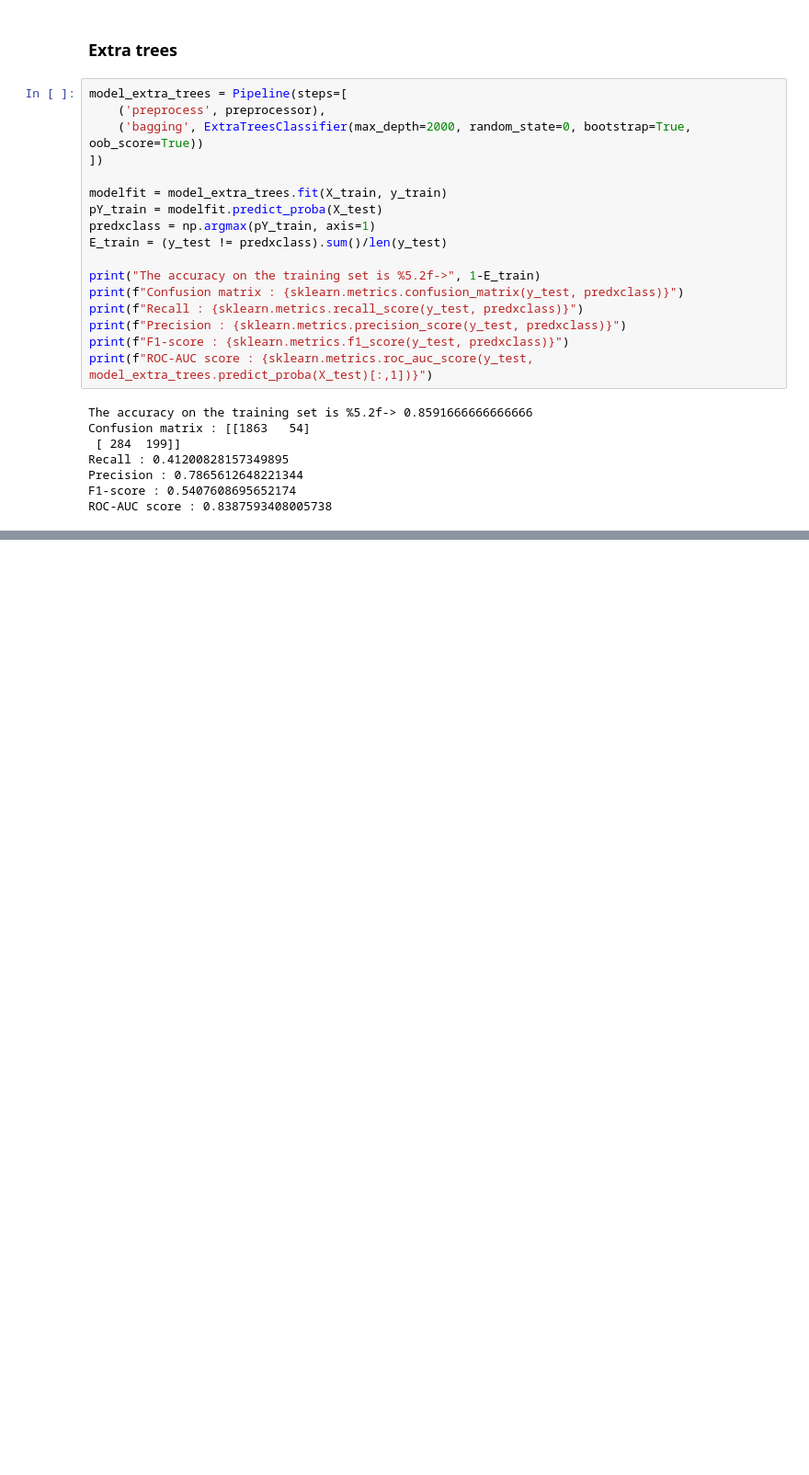
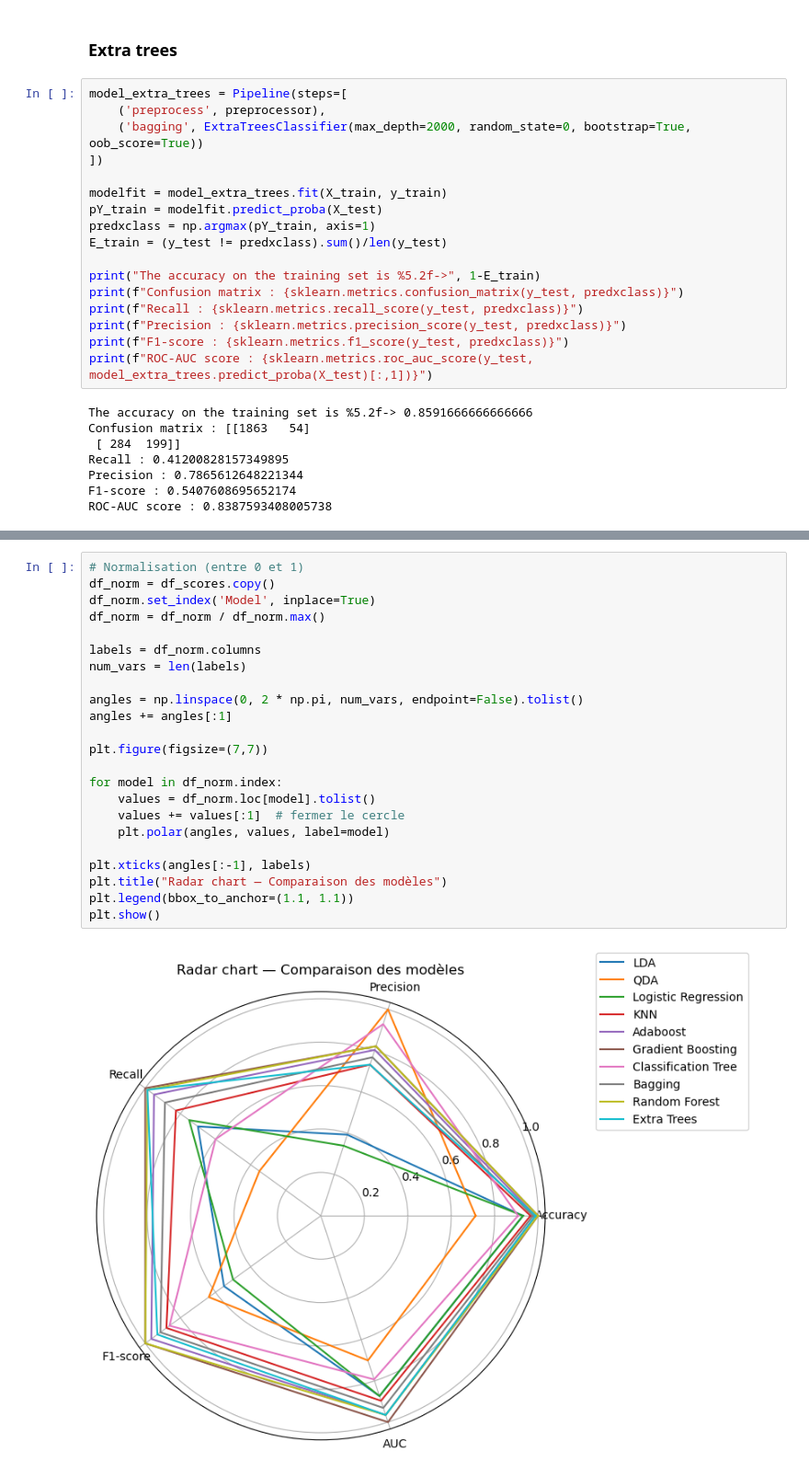
Before and after one commit to ClemouDouard/supervized_learning_project, a Jupyter notebook: final.ipynb, the cells around one changed output, grey strips where cells are left out. Shown: that part at 92% size. Drawn from its saved outputs; the diff is of its cells as text; blank space fills up the shorter version.

```diff
--- a/final.ipynb
+++ b/final.ipynb
@@ -407,0 +451,25 @@ ROC-AUC score : 0.8387593408005738
+# %%
+# Normalisation (entre 0 et 1)
+df_norm = df_scores.copy()
+df_norm.set_index('Model', inplace=True)
+df_norm = df_norm / df_norm.max()
+
+labels = df_norm.columns
+num_vars = len(labels)
+
+angles = np.linspace(0, 2 * np.pi, num_vars, endpoint=False).tolist()
+angles += angles[:1]
+
+plt.figure(figsize=(7,7))
+
+for model in df_norm.index:
+    values = df_norm.loc[model].tolist()
+    values += values[:1]  # fermer le cercle
+    plt.polar(angles, values, label=model)
+
+plt.xticks(angles[:-1], labels)
+plt.title("Radar chart — Comparaison des modèles")
+plt.legend(bbox_to_anchor=(1.1, 1.1))
+plt.show()
+# %% [output]
+[figure, added]
```
Also changed, not shown: parts of 5 cells of this notebook.
